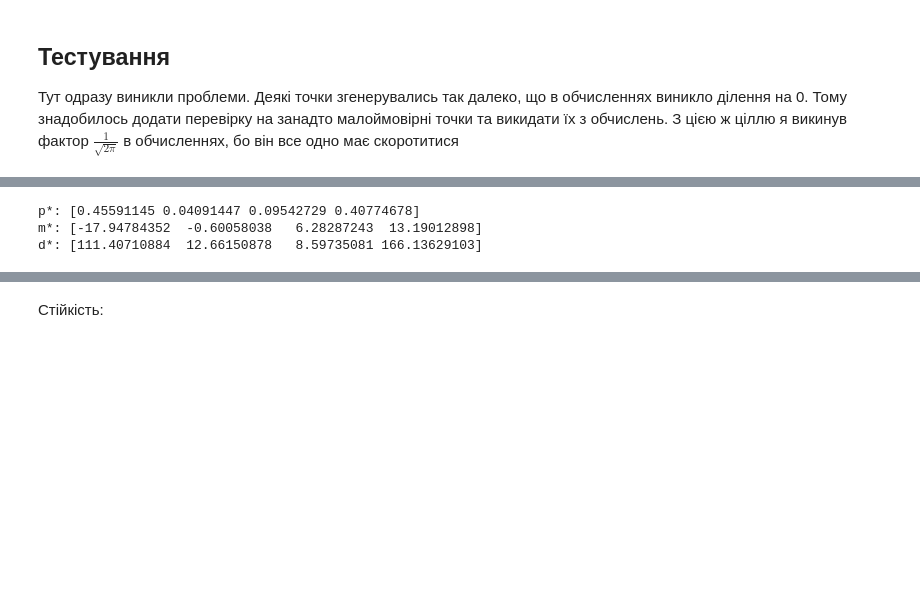
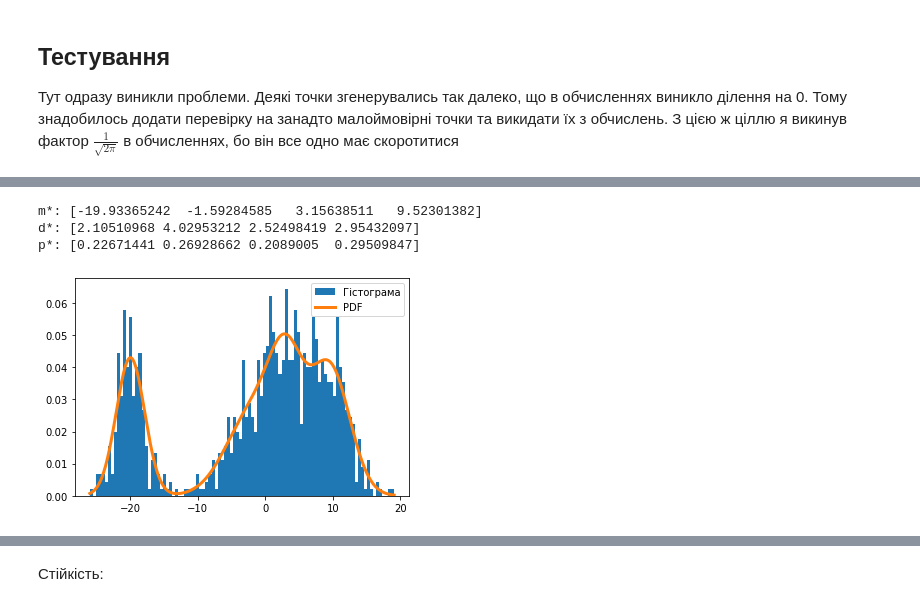
Before and after one commit to mkrooted256/undergrad-work, a Jupyter notebook: 7-markov-models/hw1/EM2.ipynb, the cells around one changed output, grey strips where cells are left out. Cells and saved outputs as stored; diff of their text form; code cells hidden in the pictures; blank space fills up the shorter version.

```diff
--- a/7-markov-models/hw1/EM2.ipynb
+++ b/7-markov-models/hw1/EM2.ipynb
@@ -166,11 +185,13 @@ d*: [ 77.27203635  14.78930085   4.62908678 115.01149373]
 # %%
 res, history = EM_Task2(data, p_true, m_true, d0, n_iter=16)
-print('p*:', res[0])
-print('m*:', res[1])
-print('d*:', res[2])
+print('m*:', res[0])
+print('d*:', res[1])
+print('p*:', res[2])
+ShowResult(data, *res)
 # %% [output]
-p*: [0.45591145 0.04091447 0.09542729 0.40774678]
-m*: [-17.94784352  -0.60058038   6.28287243  13.19012898]
-d*: [111.40710884  12.66150878   8.59735081 166.13629103]
+m*: [-19.93365242  -1.59284585   3.15638511   9.52301382]
+d*: [2.10510968 4.02953212 2.52498419 2.95432097]
+p*: [0.22671441 0.26928662 0.2089005  0.29509847]
+[figure, added]
 # %%
 res, history = EM_Task2(data, p_true, m_true, d0, n_iter=32)
```
Also changed, not shown: parts of 17 cells of this notebook, 6 other files.
